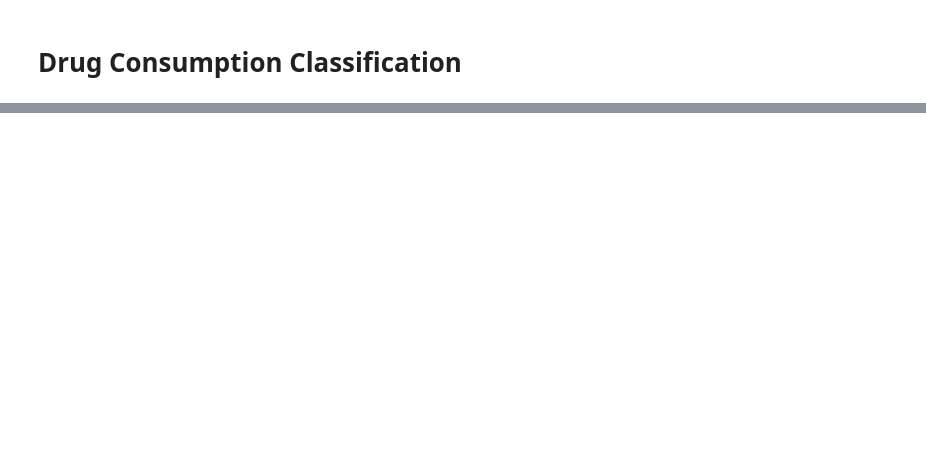
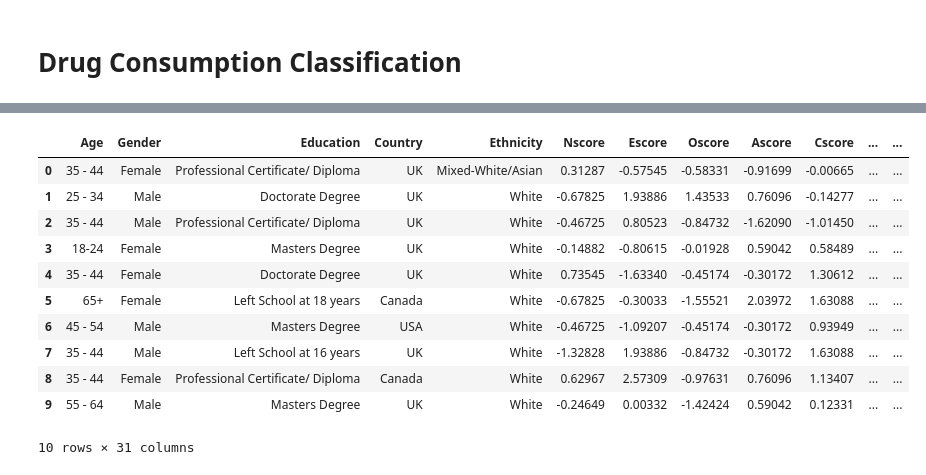
Before and after one commit to vasco-oliv/IA_P2, a Jupyter notebook: notebook.ipynb, the cells around one changed output, grey strips where cells are left out. Cells and saved outputs as stored; diff of their text form; code cells hidden in the pictures; blank space fills up the shorter version.

```diff
--- a/notebook.ipynb
+++ b/notebook.ipynb
@@ -127,3 +125,18 @@ dataset
+# %%
+dataset.head(10)
+# %% [output]
+|  | Age | Gender | Education | Country | Ethnicity | Nscore | Escore | Oscore | Ascore | Cscore | ... | ... |
+| 0 | 35 - 44 | Female | Professional Certificate/ Diploma | UK | Mixed-White/Asian | 0.31287 | -0.57545 | -0.58331 | -0.91699 | -0.00665 | ... | ... |
+| 1 | 25 - 34 | Male | Doctorate Degree | UK | White | -0.67825 | 1.93886 | 1.43533 | 0.76096 | -0.14277 | ... | ... |
+| 2 | 35 - 44 | Male | Professional Certificate/ Diploma | UK | White | -0.46725 | 0.80523 | -0.84732 | -1.62090 | -1.01450 | ... | ... |
+| 3 | 18-24 | Female | Masters Degree | UK | White | -0.14882 | -0.80615 | -0.01928 | 0.59042 | 0.58489 | ... | ... |
+| 4 | 35 - 44 | Female | Doctorate Degree | UK | White | 0.73545 | -1.63340 | -0.45174 | -0.30172 | 1.30612 | ... | ... |
+| 5 | 65+ | Female | Left School at 18 years | Canada | White | -0.67825 | -0.30033 | -1.55521 | 2.03972 | 1.63088 | ... | ... |
+| 6 | 45 - 54 | Male | Masters Degree | USA | White | -0.46725 | -1.09207 | -0.45174 | -0.30172 | 0.93949 | ... | ... |
+| 7 | 35 - 44 | Male | Left School at 16 years | UK | White | -1.32828 | 1.93886 | -0.84732 | -0.30172 | 1.63088 | ... | ... |
+| 8 | 35 - 44 | Female | Professional Certificate/ Diploma | Canada | White | 0.62967 | 2.57309 | -0.97631 | 0.76096 | 1.13407 | ... | ... |
+| 9 | 55 - 64 | Male | Masters Degree | UK | White | -0.24649 | 0.00332 | -1.42424 | 0.59042 | 0.12331 | ... | ... |
+10 rows × 31 columns
 # %%
 # show all unique values in each column
 for col in dataset.columns:
```
Also changed, not shown: parts of 11 cells of this notebook.
